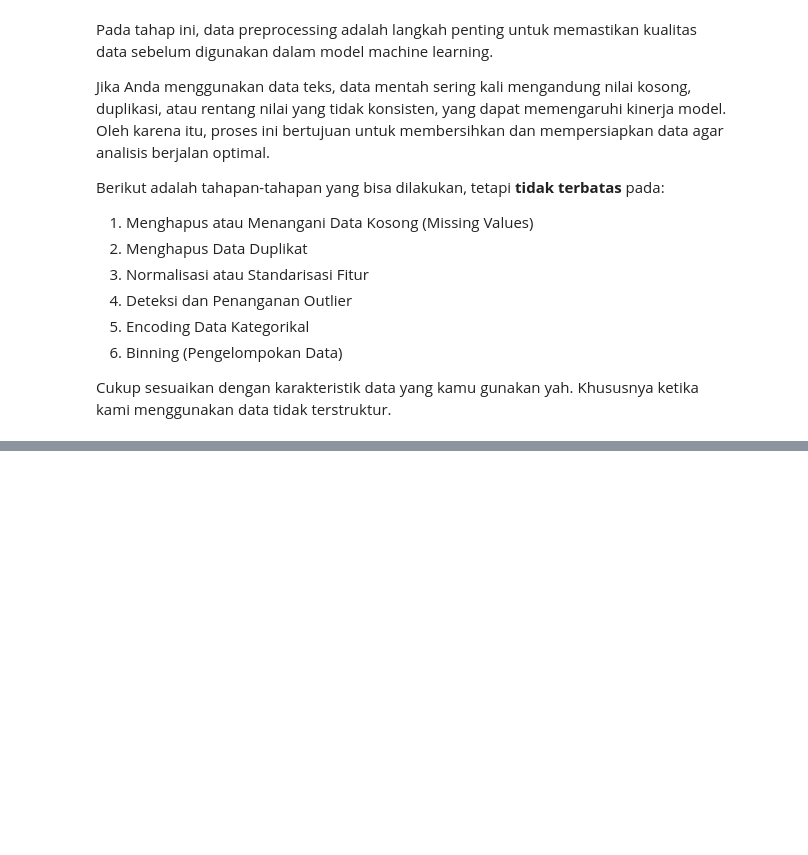
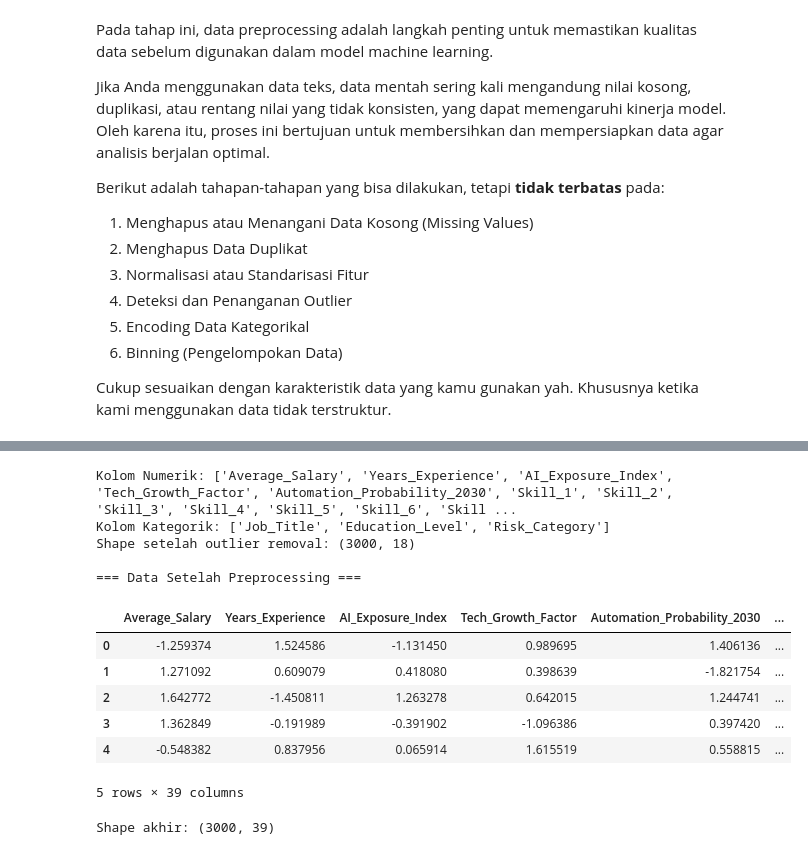
Before and after one commit to pradipta556/Eksperimen_SML_Pradipta-Rafa-Taisir, a Jupyter notebook: preprocessing/Pradipta_Rafa_Taisir_Eksperimen_MSML.ipynb, the cells around one changed output, grey strips where cells are left out. Saved outputs shown, nothing was run; the diff lists cells and outputs as text; code cells hidden in the pictures; blank space fills up the shorter version.

```diff
--- a/preprocessing/Pradipta_Rafa_Taisir_Eksperimen_MSML.ipynb
+++ b/preprocessing/Pradipta_Rafa_Taisir_Eksperimen_MSML.ipynb
@@ -179,0 +184,58 @@ df_processed.head()
+# %%
+df_clean = df.copy()
+
+df_clean.drop_duplicates(inplace=True)
+
+
+df_clean.dropna(inplace=True)
+
+categorical_cols = ['Job_Title', 'Education_Level', 'Risk_Category']
+numerical_cols = df_clean.select_dtypes(include=['int64','float64']).columns.tolist()
+
+print("Kolom Numerik:", numerical_cols)
+print("Kolom Kategorik:", categorical_cols)
+
+Q1 = df_clean[numerical_cols].quantile(0.25)
+Q3 = df_clean[numerical_cols].quantile(0.75)
+IQR = Q3 - Q1
+
+df_clean = df_clean[~(
+    (df_clean[numerical_cols] < (Q1 - 1.5 * IQR)) |
+    (df_clean[numerical_cols] > (Q3 + 1.5 * IQR))
+).any(axis=1)]
+
+print("Shape setelah outlier removal:", df_clean.shape)
+
+preprocessor = ColumnTransformer(
+    transformers=[
+        ('num', StandardScaler(), numerical_cols),
+        ('cat', OneHotEncoder(drop='first'), categorical_cols)
+    ]
+)
+
+# Transform data
+processed_array = preprocessor.fit_transform(df_clean)
+
+encoded_cols = preprocessor.named_transformers_['cat'].get_feature_names_out(categorical_cols)
+
+final_cols = list(numerical_cols) + list(encoded_cols)
+
+df_processed = pd.DataFrame(processed_array, columns=final_cols)
+
+print("\n=== Data Setelah Preprocessing ===")
+display(df_processed.head())
+print("Shape akhir:", df_processed.shape)
+# %% [output]
+Kolom Numerik: ['Average_Salary', 'Years_Experience', 'AI_Exposure_Index', 'Tech_Growth_Factor', 'Automation_Probability_2030', 'Skill_1', 'Skill_2', 'Skill_3', 'Skill_4', 'Skill_5', 'Skill_6', 'Skill ...
+Kolom Kategorik: ['Job_Title', 'Education_Level', 'Risk_Category']
+Shape setelah outlier removal: (3000, 18)
+
+=== Data Setelah Preprocessing ===
+|  | Average_Salary | Years_Experience | AI_Exposure_Index | Tech_Growth_Factor | Automation_Probability_2030 | ... |
+| 0 | -1.259374 | 1.524586 | -1.131450 | 0.989695 | 1.406136 | ... |
+| 1 | 1.271092 | 0.609079 | 0.418080 | 0.398639 | -1.821754 | ... |
+| 2 | 1.642772 | -1.450811 | 1.263278 | 0.642015 | 1.244741 | ... |
+| 3 | 1.362849 | -0.191989 | -0.391902 | -1.096386 | 0.397420 | ... |
+| 4 | -0.548382 | 0.837956 | 0.065914 | 1.615519 | 0.558815 | ... |
+5 rows × 39 columns
+Shape akhir: (3000, 39)
```
Also changed, not shown: parts of 5 cells of this notebook, 6 other files.
